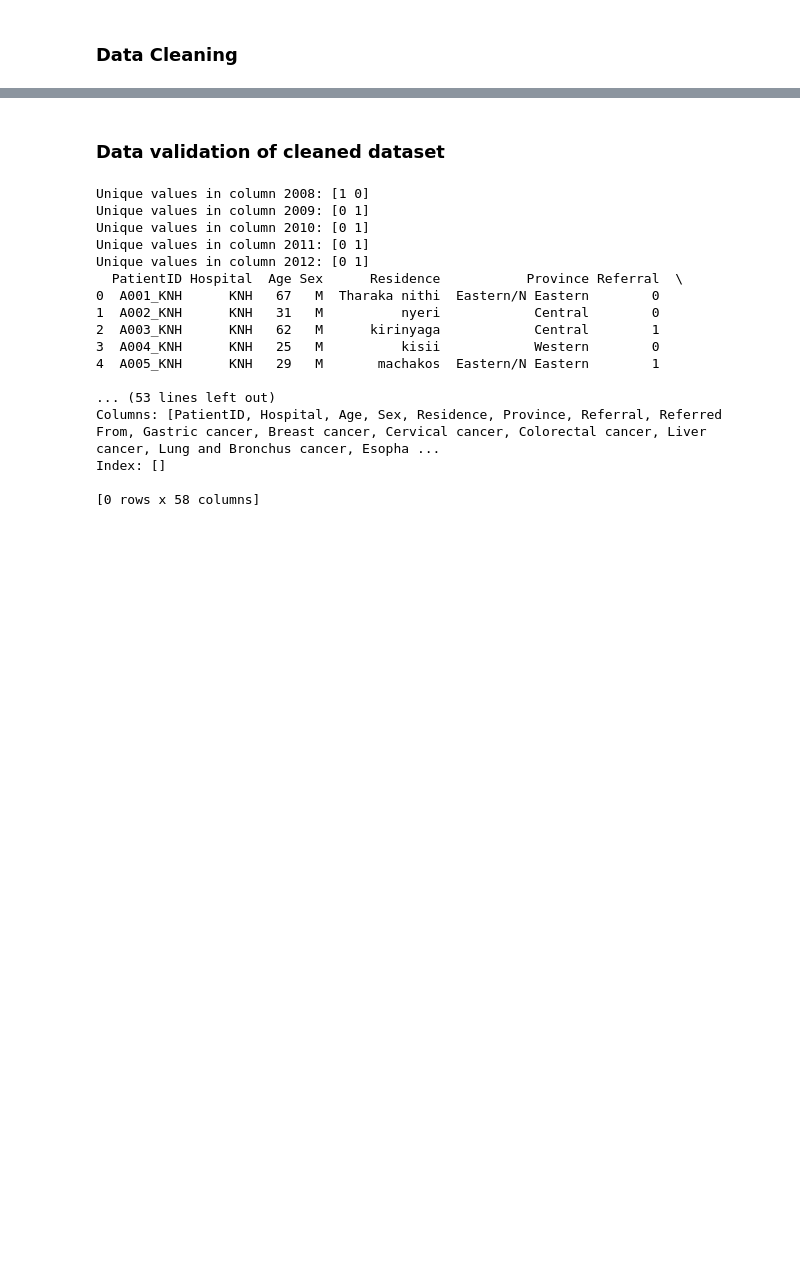
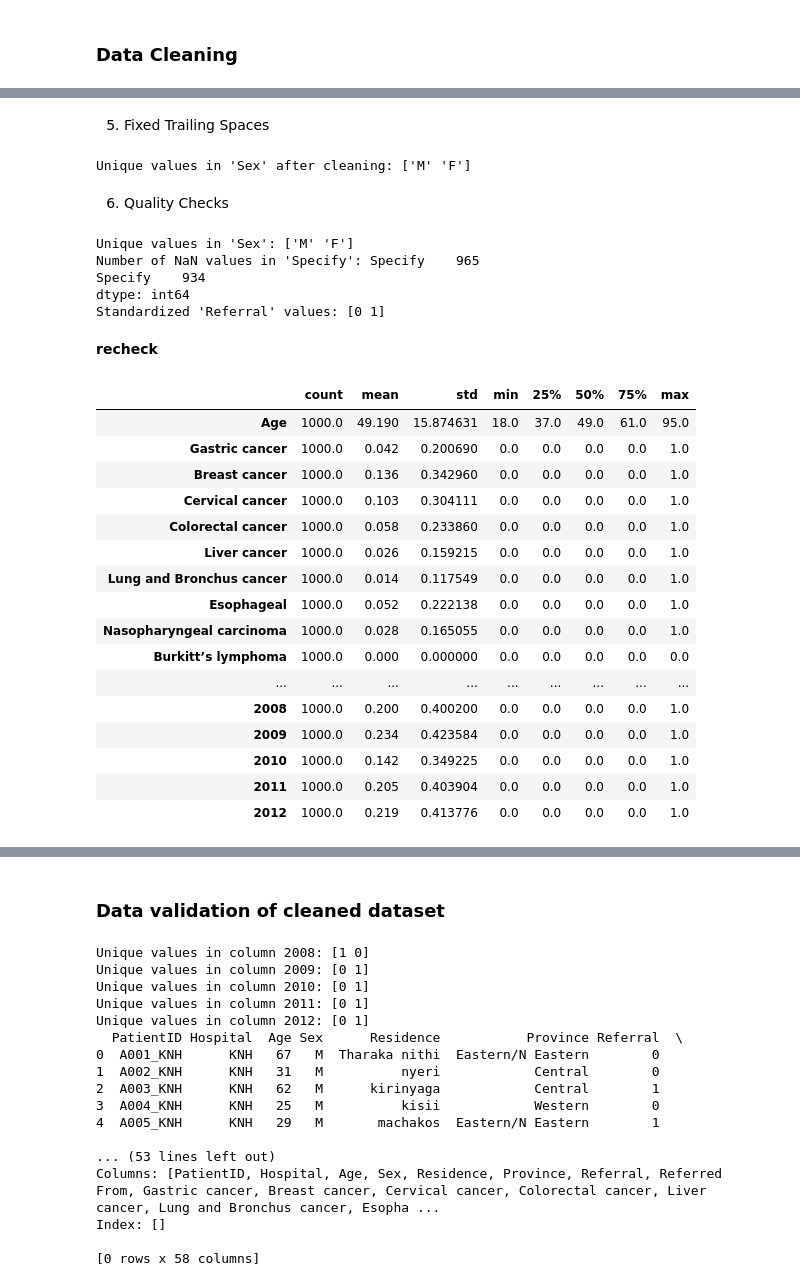
Before and after one commit to njokinjuguna/Machine-learning-Models, a Jupyter notebook: cancerpredictiveanalysisinkenyaModified.ipynb, the cells around one changed output, grey strips where cells are left out. Saved outputs shown, nothing was run; the diff lists cells and outputs as text; code cells hidden in the pictures; blank space fills up the shorter version.

```diff
--- a/cancerpredictiveanalysisinkenyaModified.ipynb
+++ b/cancerpredictiveanalysisinkenyaModified.ipynb
@@ -240,0 +362,50 @@ dtype: int64
+# %% [markdown]
+5. Fixed Trailing Spaces
+# %%
+# Fix trailing spaces in 'Sex' column
+combined_df['Sex'] = combined_df['Sex'].str.strip()
+
+# Verify the unique values in 'Sex'
+print(f"Unique values in 'Sex' after cleaning: {combined_df['Sex'].unique()}")
+# %% [output]
+Unique values in 'Sex' after cleaning: ['M' 'F']
+# %% [markdown]
+6. Quality Checks
+# %%
+# Print unique values in the cleaned 'Sex' column
+print(f"Unique values in 'Sex': {combined_df['Sex'].unique()}")
+
+# Check NaN counts in the 'Specify' column
+print(f"Number of NaN values in 'Specify': {combined_df['Specify'].isna().sum()}")
+
+# Verify 'Referral' column values for MTRH
+if 'Referral' in combined_df.columns:
+    print(f"Standardized 'Referral' values: {combined_df['Referral'].unique()}")
+# %% [output]
+Unique values in 'Sex': ['M' 'F']
+Number of NaN values in 'Specify': Specify    965
+Specify    934
+dtype: int64
+Standardized 'Referral' values: [0 1]
+# %% [markdown]
+**recheck**
+# %%
+combined_df.describe().T
+# %% [output]
+|  | count | mean | std | min | 25% | 50% | 75% | max |
+| Age | 1000.0 | 49.190 | 15.874631 | 18.0 | 37.0 | 49.0 | 61.0 | 95.0 |
+| Gastric cancer | 1000.0 | 0.042 | 0.200690 | 0.0 | 0.0 | 0.0 | 0.0 | 1.0 |
+| Breast cancer | 1000.0 | 0.136 | 0.342960 | 0.0 | 0.0 | 0.0 | 0.0 | 1.0 |
+| Cervical cancer | 1000.0 | 0.103 | 0.304111 | 0.0 | 0.0 | 0.0 | 0.0 | 1.0 |
+| Colorectal cancer | 1000.0 | 0.058 | 0.233860 | 0.0 | 0.0 | 0.0 | 0.0 | 1.0 |
+| Liver cancer | 1000.0 | 0.026 | 0.159215 | 0.0 | 0.0 | 0.0 | 0.0 | 1.0 |
+| Lung and Bronchus cancer | 1000.0 | 0.014 | 0.117549 | 0.0 | 0.0 | 0.0 | 0.0 | 1.0 |
+| Esophageal | 1000.0 | 0.052 | 0.222138 | 0.0 | 0.0 | 0.0 | 0.0 | 1.0 |
+| Nasopharyngeal carcinoma | 1000.0 | 0.028 | 0.165055 | 0.0 | 0.0 | 0.0 | 0.0 | 1.0 |
+| Burkitt’s lymphoma | 1000.0 | 0.000 | 0.000000 | 0.0 | 0.0 | 0.0 | 0.0 | 0.0 |
+| ... | ... | ... | ... | ... | ... | ... | ... | ... |
+| 2008 | 1000.0 | 0.200 | 0.400200 | 0.0 | 0.0 | 0.0 | 0.0 | 1.0 |
+| 2009 | 1000.0 | 0.234 | 0.423584 | 0.0 | 0.0 | 0.0 | 0.0 | 1.0 |
+| 2010 | 1000.0 | 0.142 | 0.349225 | 0.0 | 0.0 | 0.0 | 0.0 | 1.0 |
+| 2011 | 1000.0 | 0.205 | 0.403904 | 0.0 | 0.0 | 0.0 | 0.0 | 1.0 |
+| 2012 | 1000.0 | 0.219 | 0.413776 | 0.0 | 0.0 | 0.0 | 0.0 | 1.0 |
```
Also changed, not shown: parts of 29 cells of this notebook.
